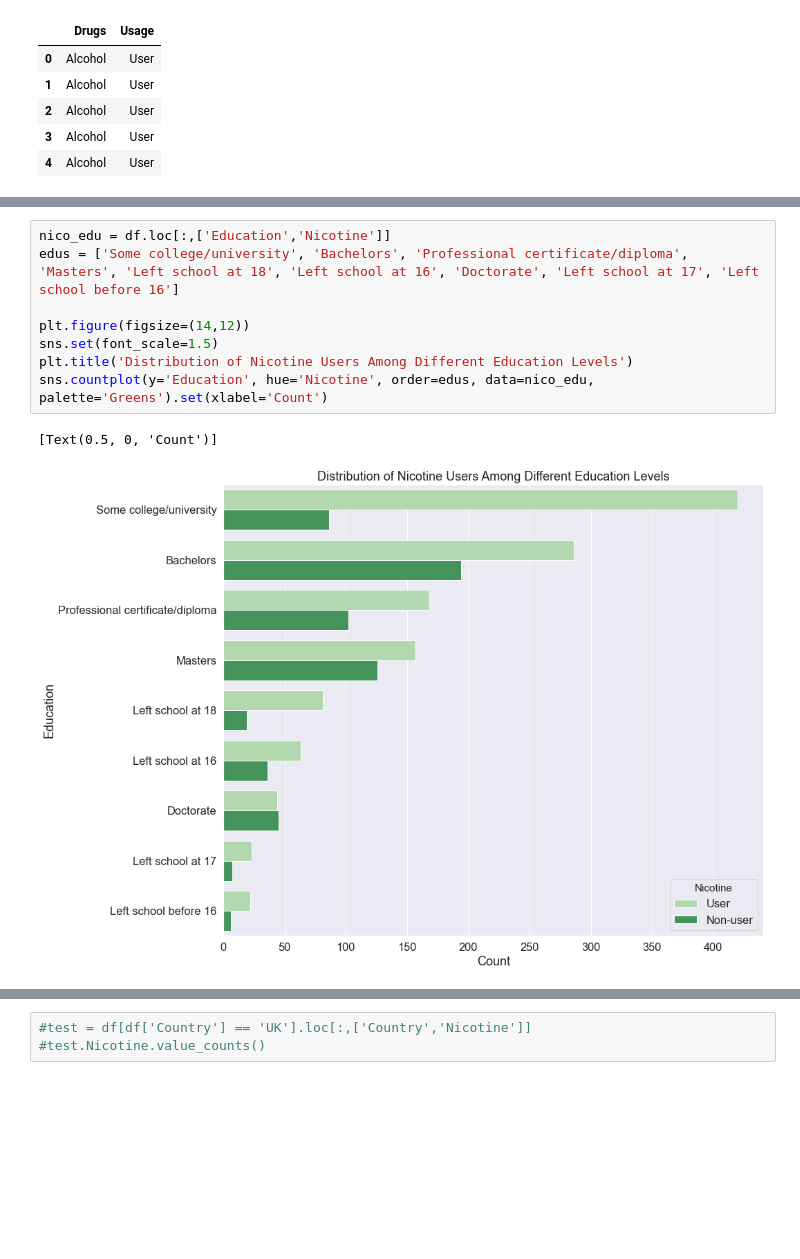
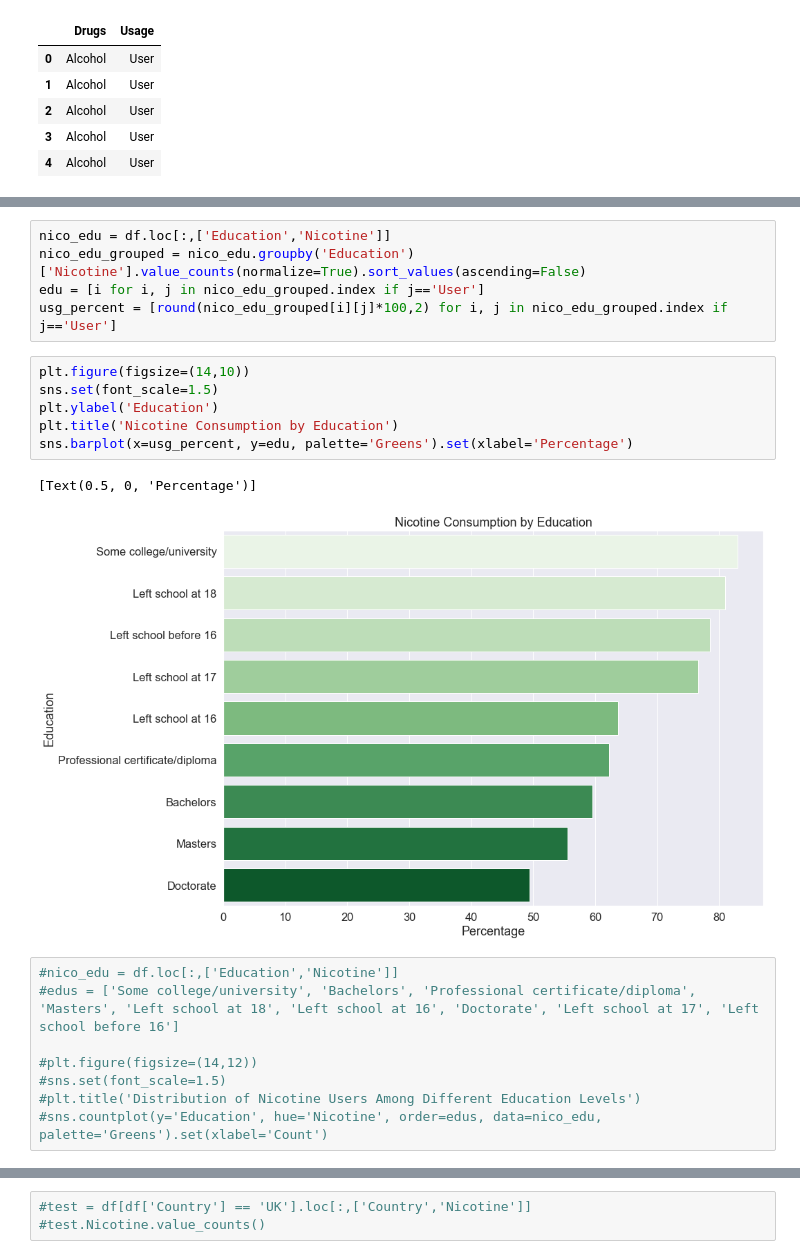
Before and after one commit to filiaguilar/Springboard-DS, a Jupyter notebook: Capstone/Personality Profile Drug Consumption Risk - EDA.ipynb, the cells around one changed output, grey strips where cells are left out. Drawn from its saved outputs; the diff is of its cells as text; blank space fills up the shorter version.

```diff
--- a/Capstone/Personality Profile Drug Consumption Risk - EDA.ipynb
+++ b/Capstone/Personality Profile Drug Consumption Risk - EDA.ipynb
@@ -102,11 +131,22 @@ sns.countplot(x='Gender', hue='Nicotine', order=['Male','Female'], data=nico_gen
+# %%
+nico_edu = df.loc[:,['Education','Nicotine']]
+nico_edu_grouped = nico_edu.groupby('Education')['Nicotine'].value_counts(normalize=True).sort_values(ascending=False)
+edu = [i for i, j in nico_edu_grouped.index if j=='User']
+usg_percent = [round(nico_edu_grouped[i][j]*100,2) for i, j in nico_edu_grouped.index if j=='User']
+# %%
+plt.figure(figsize=(14,10))
+sns.set(font_scale=1.5)
+plt.ylabel('Education')
+plt.title('Nicotine Consumption by Education')
+sns.barplot(x=usg_percent, y=edu, palette='Greens').set(xlabel='Percentage')
+# %% [output]
+[Text(0.5, 0, 'Percentage')]
+[figure, added]
 # %%
-nico_edu = df.loc[:,['Education','Nicotine']]
-edus = ['Some college/university', 'Bachelors', 'Professional certificate/diploma', 'Masters', 'Left school at 18', 'Left school at 16', 'Doctorate', 'Left school at 17', 'Left school before 16']
+#nico_edu = df.loc[:,['Education','Nicotine']]
+#edus = ['Some college/university', 'Bachelors', 'Professional certificate/diploma', 'Masters', 'Left school at 18', 'Left school at 16', 'Doctorate', 'Left school at 17', 'Left school before 16']
 
-plt.figure(figsize=(14,12))
-sns.set(font_scale=1.5)
-plt.title('Distribution of Nicotine Users Among Different Education Levels')
-sns.countplot(y='Education', hue='Nicotine', order=edus, data=nico_edu, palette='Greens').set(xlabel='Count')
+#plt.figure(figsize=(14,12))
+#sns.set(font_scale=1.5)
+#plt.title('Distribution of Nicotine Users Among Different Education Levels')
+#sns.countplot(y='Education', hue='Nicotine', order=edus, data=nico_edu, palette='Greens').set(xlabel='Count')
-# %% [output]
-[Text(0.5, 0, 'Count')]
-[figure, removed]
```
Also changed, not shown: parts of 29 cells of this notebook.
